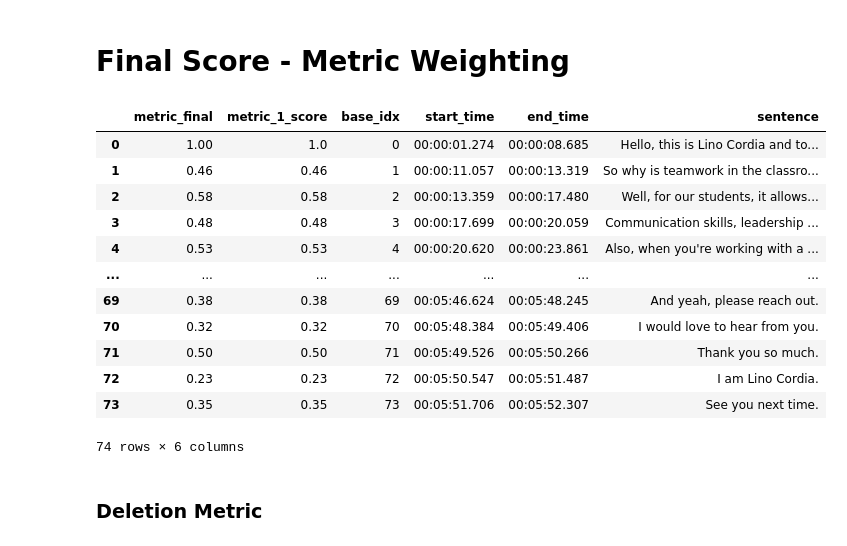
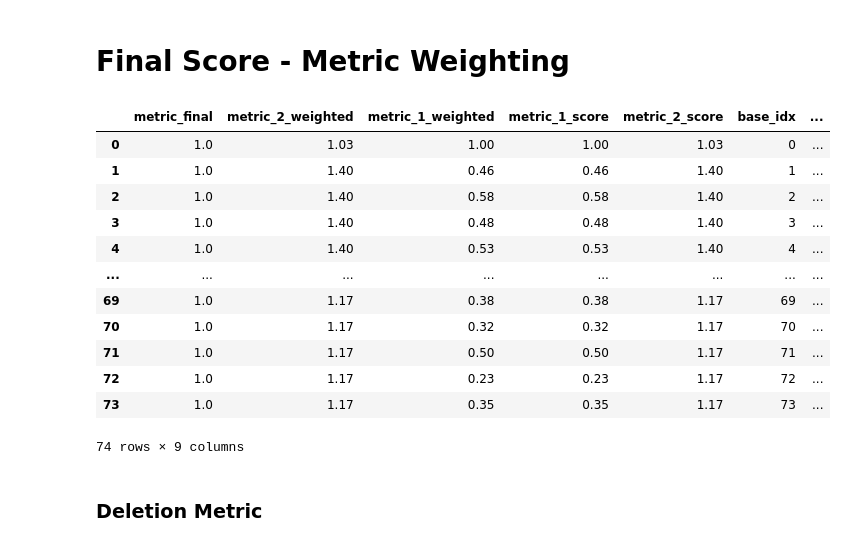
Before and after one commit to Dada-Tech/multimodal-video-trimming, a Jupyter notebook: MultiModal_Video_Summarization.ipynb, the cells around one changed output. Drawn from its saved outputs; the diff is of its cells as text; code cells hidden in the pictures.

```diff
--- a/MultiModal_Video_Summarization.ipynb
+++ b/MultiModal_Video_Summarization.ipynb
@@ -969,30 +973,47 @@ Audio length (seconds): 353.58
 [(7.07, 7.298), (8.766, 11.042), (13.694, 14.05)]
 # %% [markdown]
 # Final Score - Metric Weighting
-# %%
-# Add Final Metric Column
-drop_if_exists(df_sentences, "metric_final")
-df_sentences.insert(0, "metric_final", 1)
-
-# Metric 1 Apply
-df_sentences['metric_final'] = 1 * df_sentences['metric_final'] * df_sentences['metric_1_score'].astype(float)
-
-
-notebook_mode_print(df_sentences)
-# %% [output]
-|  | metric_final | metric_1_score | base_idx | start_time | end_time | sentence |
-| 0 | 1.00 | 1.0 | 0 | 00:00:01.274 | 00:00:08.685 | Hello, this is Lino Cordia and to... |
-| 1 | 0.46 | 0.46 | 1 | 00:00:11.057 | 00:00:13.319 | So why is teamwork in the classro... |
-| 2 | 0.58 | 0.58 | 2 | 00:00:13.359 | 00:00:17.480 | Well, for our students, it allows... |
-| 3 | 0.48 | 0.48 | 3 | 00:00:17.699 | 00:00:20.059 | Communication skills, leadership ... |
-| 4 | 0.53 | 0.53 | 4 | 00:00:20.620 | 00:00:23.861 | Also, when you're working with a ... |
-| ... | ... | ... | ... | ... | ... | ... |
-| 69 | 0.38 | 0.38 | 69 | 00:05:46.624 | 00:05:48.245 | And yeah, please reach out. |
-| 70 | 0.32 | 0.32 | 70 | 00:05:48.384 | 00:05:49.406 | I would love to hear from you. |
-| 71 | 0.50 | 0.50 | 71 | 00:05:49.526 | 00:05:50.266 | Thank you so much. |
-| 72 | 0.23 | 0.23 | 72 | 00:05:50.547 | 00:05:51.487 | I am Lino Cordia. |
-| 73 | 0.35 | 0.35 | 73 | 00:05:51.706 | 00:05:52.307 | See you next time. |
-74 rows × 6 columns
+# %%
+# Metric Adjusted Score using Exponential Smoothening
+def metric_adjusted_score(original_score, alpha):
+  return alpha * original_score + (1 - alpha) * 1  # Smoothing towards 1
+# %%
+# Metric 1 Apply
+drop_if_exists(df_sentences, "metric_1_weighted")
+df_sentences.insert(0, "metric_1_weighted", 1)
+df_sentences['metric_1_score'] = df_sentences['metric_1_score'].astype(float)
+
+df_sentences['metric_1_weighted'] = df_sentences.apply(lambda row: metric_adjusted_score(row['metric_1_score'], 1), axis=1)
+
+# Metric 2 Apply
+drop_if_exists(df_sentences, "metric_2_weighted")
+df_sentences.insert(0, "metric_2_weighted", 1)
+df_sentences['metric_2_score'] = df_sentences['metric_2_score'].astype(float)
+
+df_sentences['metric_2_weighted'] = df_sentences.apply(lambda row: metric_adjusted_score(row['metric_2_score'], 1), axis=1)
+
+
+# Final Metric Column
+drop_if_exists(df_sentences, "metric_final")
+df_sentences.insert(0, "metric_final", 1)
+df_sentences['metric_final'] = df_sentences['metric_final'].astype(float)
+
+
+notebook_mode_print(df_sentences)
+# %% [output]
+|  | metric_final | metric_2_weighted | metric_1_weighted | metric_1_score | metric_2_score | base_idx | ... |
+| 0 | 1.0 | 1.03 | 1.00 | 1.00 | 1.03 | 0 | ... |
+| 1 | 1.0 | 1.40 | 0.46 | 0.46 | 1.40 | 1 | ... |
+| 2 | 1.0 | 1.40 | 0.58 | 0.58 | 1.40 | 2 | ... |
+| 3 | 1.0 | 1.40 | 0.48 | 0.48 | 1.40 | 3 | ... |
+| 4 | 1.0 | 1.40 | 0.53 | 0.53 | 1.40 | 4 | ... |
+| ... | ... | ... | ... | ... | ... | ... | ... |
+| 69 | 1.0 | 1.17 | 0.38 | 0.38 | 1.17 | 69 | ... |
+| 70 | 1.0 | 1.17 | 0.32 | 0.32 | 1.17 | 70 | ... |
+| 71 | 1.0 | 1.17 | 0.50 | 0.50 | 1.17 | 71 | ... |
+| 72 | 1.0 | 1.17 | 0.23 | 0.23 | 1.17 | 72 | ... |
+| 73 | 1.0 | 1.17 | 0.35 | 0.35 | 1.17 | 73 | ... |
+74 rows × 9 columns
 # %% [markdown]
 ### Deletion Metric
 # %%
```
Also changed, not shown: parts of 13 cells of this notebook.
